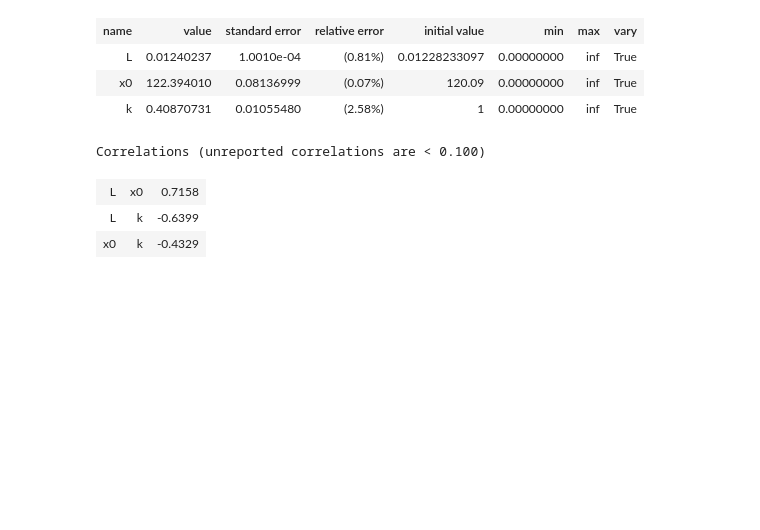
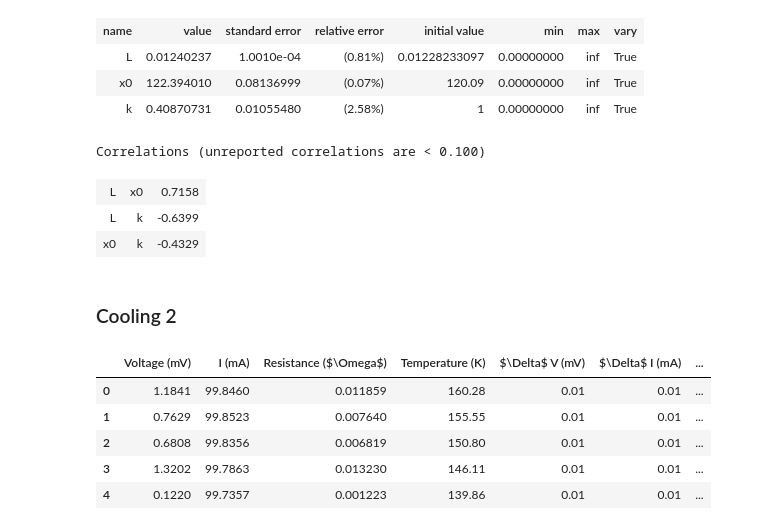
Before and after one commit to rvizarreta/AdvancedLab, a Jupyter notebook: 2. Superconductivity/week1.ipynb, the cells around one changed output. Drawn from its saved outputs; the diff is of its cells as text; code cells hidden in the pictures; blank space fills up the shorter version.

```diff
--- a/2. Superconductivity/week1.ipynb
+++ b/2. Superconductivity/week1.ipynb
@@ -359,3 +359,24 @@ Correlations (unreported correlations are < 0.100)
 | L | x0 | 0.7158 |
 | L | k | -0.6399 |
 | x0 | k | -0.4329 |
+# %% [markdown]
+### Cooling 2
+# %%
+# READING THE DATA FROM GOOGLE SHEETS ---------------------------------------
+googleSheetId = '1pHs-85bj01AfIPusguxF8gA3gpEA9Za05DwKKUnjv5s'
+workSheetName = 'Cooling_2'
+URL = 'https://docs.google.com/spreadsheets/d/{0}/gviz/tq?tqx=out:csv&sheet={1}'.format(googleSheetId, workSheetName)
+df = pd.read_csv(URL)
+df = df.iloc[: , :4]
+
+# ADDING UNCERTAINTIES ---------------------------------------
+df['$\Delta$ V (mV)'], df['$\Delta$ I (mA)'], df['$\Delta$ T (K)'] = 0.01, 0.01, 0.01
+df['$\Delta$ R ($\Omega$)'] = df.apply(lambda x: uncertainty_var([x['Voltage (mV)'], x['I (mA)']], [x['$\Delta$ V (mV)'], x['$\Delta$ I (mA)']], calculate_R), axis=1)
+df.head(5)
+# %% [output]
+|  | Voltage (mV) | I (mA) | Resistance ($\Omega$) | Temperature (K) | $\Delta$ V (mV) | $\Delta$ I (mA) | ... |
+| 0 | 1.1841 | 99.8460 | 0.011859 | 160.28 | 0.01 | 0.01 | ... |
+| 1 | 0.7629 | 99.8523 | 0.007640 | 155.55 | 0.01 | 0.01 | ... |
+| 2 | 0.6808 | 99.8356 | 0.006819 | 150.80 | 0.01 | 0.01 | ... |
+| 3 | 1.3202 | 99.7863 | 0.013230 | 146.11 | 0.01 | 0.01 | ... |
+| 4 | 0.1220 | 99.7357 | 0.001223 | 139.86 | 0.01 | 0.01 | ... |
```
Also changed, not shown: parts of 5 cells of this notebook, 16 other files.
